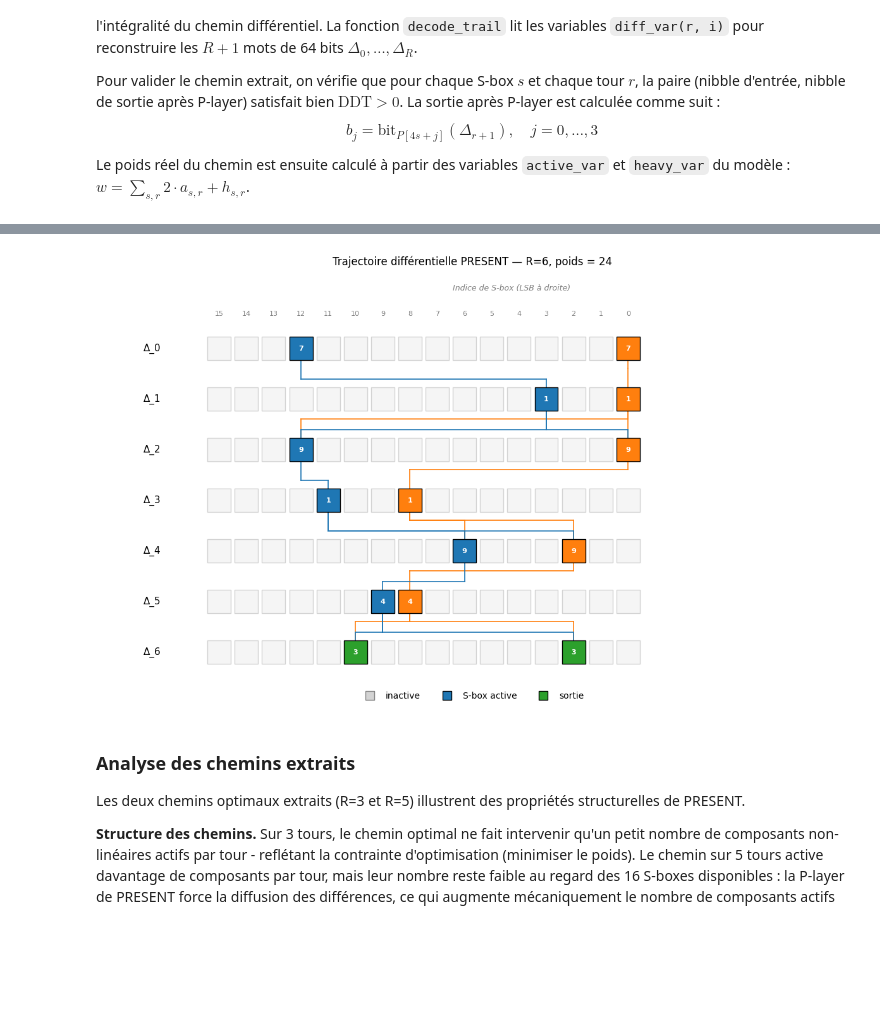
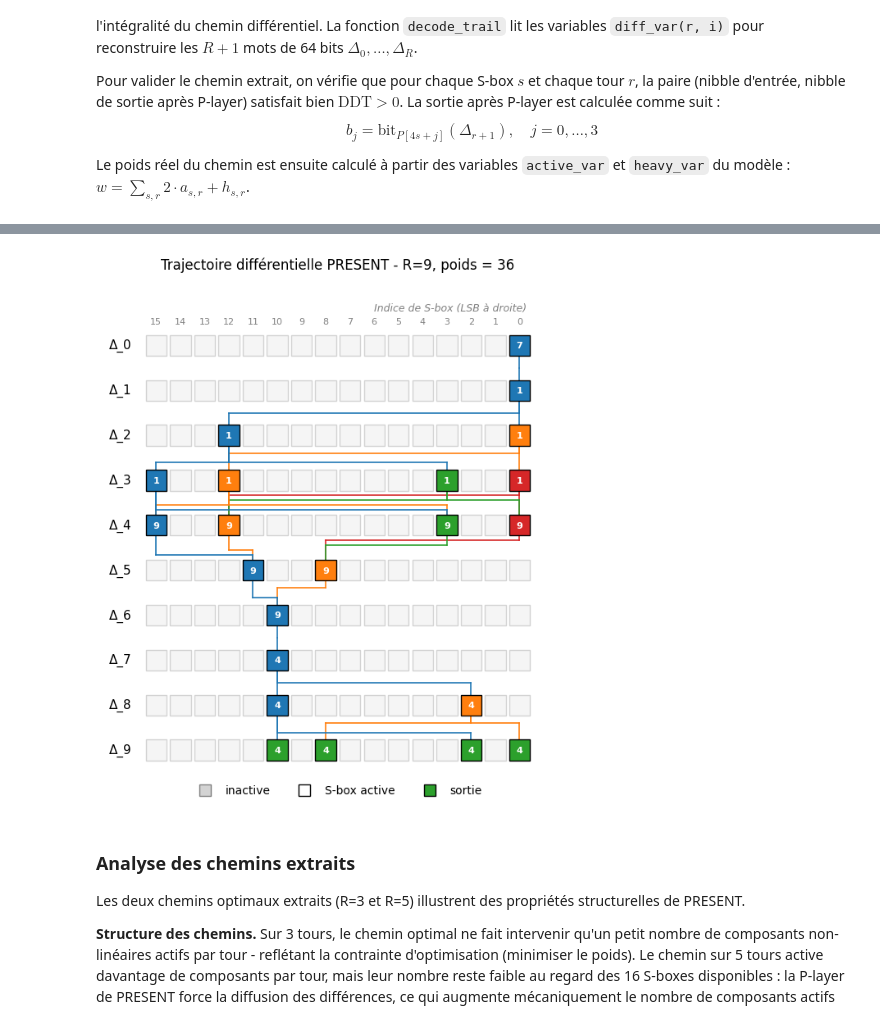
Before and after one commit to touikss/present-sat-cryptanalysis, a Jupyter notebook: notebook.ipynb, the cells around one changed output, grey strips where cells are left out. Drawn from its saved outputs; the diff is of its cells as text; code cells hidden in the pictures; blank space fills up the shorter version.

Commit message:
docs(notebook): trim trail visualization and use R=9 example

```diff
--- a/notebook.ipynb
+++ b/notebook.ipynb
@@ -555,7 +555,7 @@ $$b_j = \text{bit}_{P[4s+j]}(\Delta_{r+1}), \quad j = 0,\ldots,3$$
 
 Le poids réel du chemin est ensuite calculé à partir des variables `active_var` et `heavy_var` du modèle : $w = \sum_{s,r} 2 \cdot a_{s,r} + h_{s,r}$.
 # %%
-R_vis = 6
+R_vis = 9
 t0 = time.time()
 W_vis, trail = find_min_trail_weight(R_vis, return_trail=True, solver="cadical")
 elapsed = time.time() - t0
@@ -707,7 +622,7 @@ xp = lambda s: (15 - s) * COL
 yp = lambda r: -r * ROW
 gc = lambda r, s: P_COL[sorted(a[r], key=xp).index(s) % 10]
 
-fig, ax = plt.subplots(figsize=(12, 8))
+fig, ax = plt.subplots(figsize=(6, 8))
 
 for r in range(R_vis):
     for s_src in a[r]:
@@ -722,40 +637,40 @@ for r in range(R_vis):
                     x2 = xp(s_dst)
                     ax.plot([x1, x1], [y1, ym], color=col, lw=1.2, zorder=1)
                     ax.plot([x1, x2], [ym, ym], color=col, lw=1.2, zorder=1)
                     ax.plot([x2, x2], [ym, y2], color=col, lw=1.2, zorder=1)
 
 for r in range(R_vis):
     for s in range(16):
         x, y = xp(s), yp(r)
         if s in a[r]:
             ax.add_patch(Rectangle((x-SQ/2, y-SQ/2), SQ, SQ, fc=gc(r,s), ec='black', zorder=3))
             ax.text(x, y, f"{i[r][s]:X}", ha='center', va='center', fontsize=8, color='white', fontweight='bold', zorder=4)
         else:
             ax.add_patch(Rectangle((x-SQ/2, y-SQ/2), SQ, SQ, fc='whitesmoke', ec='lightgray', zorder=3))
 
 for s in range(16):
     x, y = xp(s), yp(R_vis)
     if s in fo:
         ax.add_patch(Rectangle((x-SQ/2, y-SQ/2), SQ, SQ, fc='C2', ec='black', zorder=3))
         ax.text(x, y, f"{fo[s]:X}", ha='center', va='center', fontsize=8, color='white', fontweight='bold', zorder=4)
     else:
         ax.add_patch(Rectangle((x-SQ/2, y-SQ/2), SQ, SQ, fc='whitesmoke', ec='lightgray', zorder=3))
 
-[ax.text(-1.5, yp(r), f"Δ_{r}", ha='right', va='center', fontsize=11) for r in range(R_vis+1)]
-[ax.text(xp(s), 0.9, str(s), ha='center', va='center', fontsize=8, color='gray') for s in range(16)]
+[ax.text(-0.7, yp(r), f"Δ_{r}", ha='right', va='center', fontsize=11) for r in range(R_vis+1)]
+[ax.text(xp(s), 0.7, str(s), ha='center', va='center', fontsize=8, color='gray') for s in range(16)]
 
-ax.text(7.5, 1.5, "Indice de S-box (LSB à droite)", ha='center', fontsize=9, color='gray', style='italic')
-ax.set_title(f"Trajectoire différentielle PRESENT — R={R_vis}, poids = {W_vis}")
-ax.set_xlim(-3, 16), ax.set_ylim(yp(R_vis) - 0.9, 2), ax.set_aspect('equal'), ax.axis('off')
+ax.text(8.5, 1, "Indice de S-box (LSB à droite)", ha='center', fontsize=9, color='gray', style='italic')
+ax.set_title(f"Trajectoire différentielle PRESENT - R={R_vis}, poids = {W_vis}")
+ax.set_xlim(-1.5, 12), ax.set_ylim(yp(R_vis) - 0.9, 2), ax.set_aspect('equal'), ax.axis('off')
 ax.legend(handles=[Line2D([0],[0], marker='s', color='w', markerfacecolor=c, markeredgecolor=e, markersize=10, label=l)
-                   for c, e, l in [('lightgray','gray','inactive'), ('C0','black','S-box active'), ('C2','black','sortie')]],
+                   for c, e, l in [('lightgray','gray','inactive'), ('white','black','S-box active'), ('C2','black','sortie')]],
           loc='lower center', ncol=3, frameon=False, bbox_to_anchor=(0.5, -0.05))
 
 plt.tight_layout()
 plt.savefig(f"trail_R{R_vis}.png", dpi=120, bbox_inches='tight')
 plt.show()
 # %% [output]
-[figure, old version]
+[figure, new version]
 # %% [markdown]
 ### Analyse des chemins extraits
 
```
Also changed, not shown: parts of 3 cells of this notebook.
